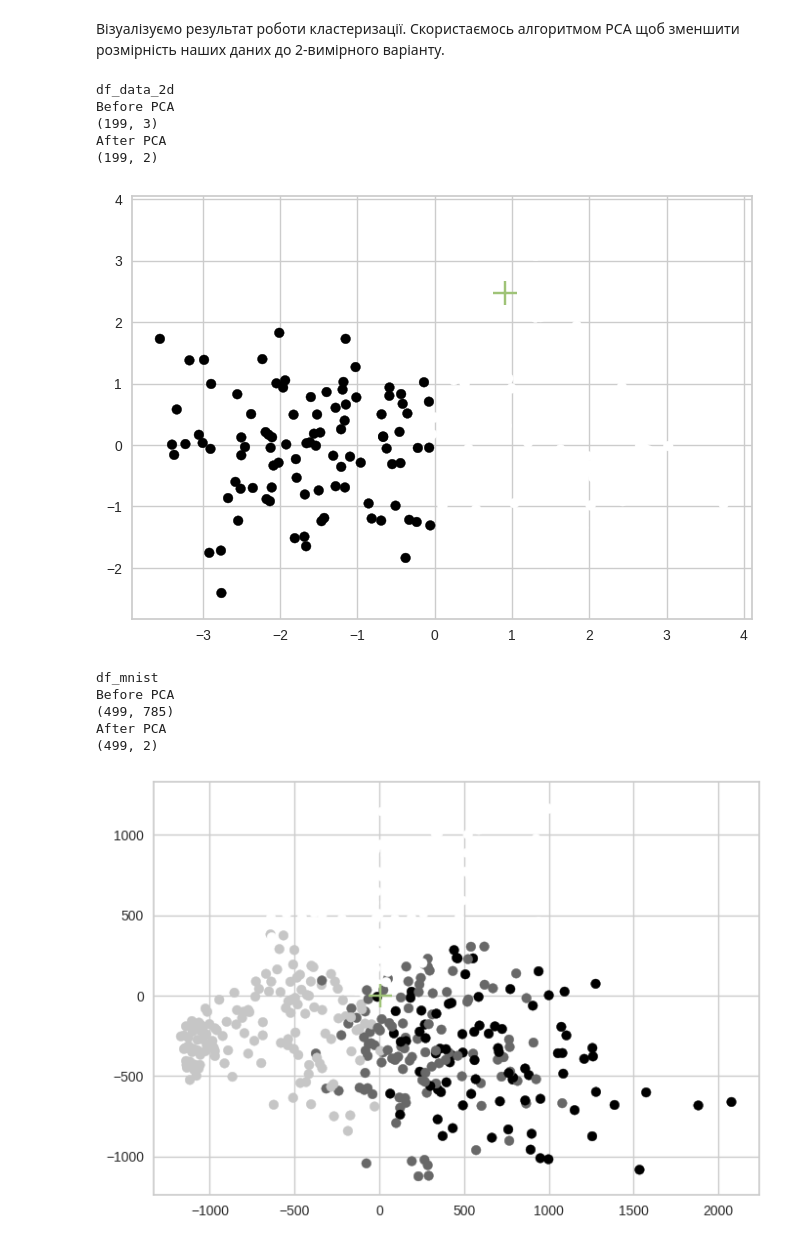
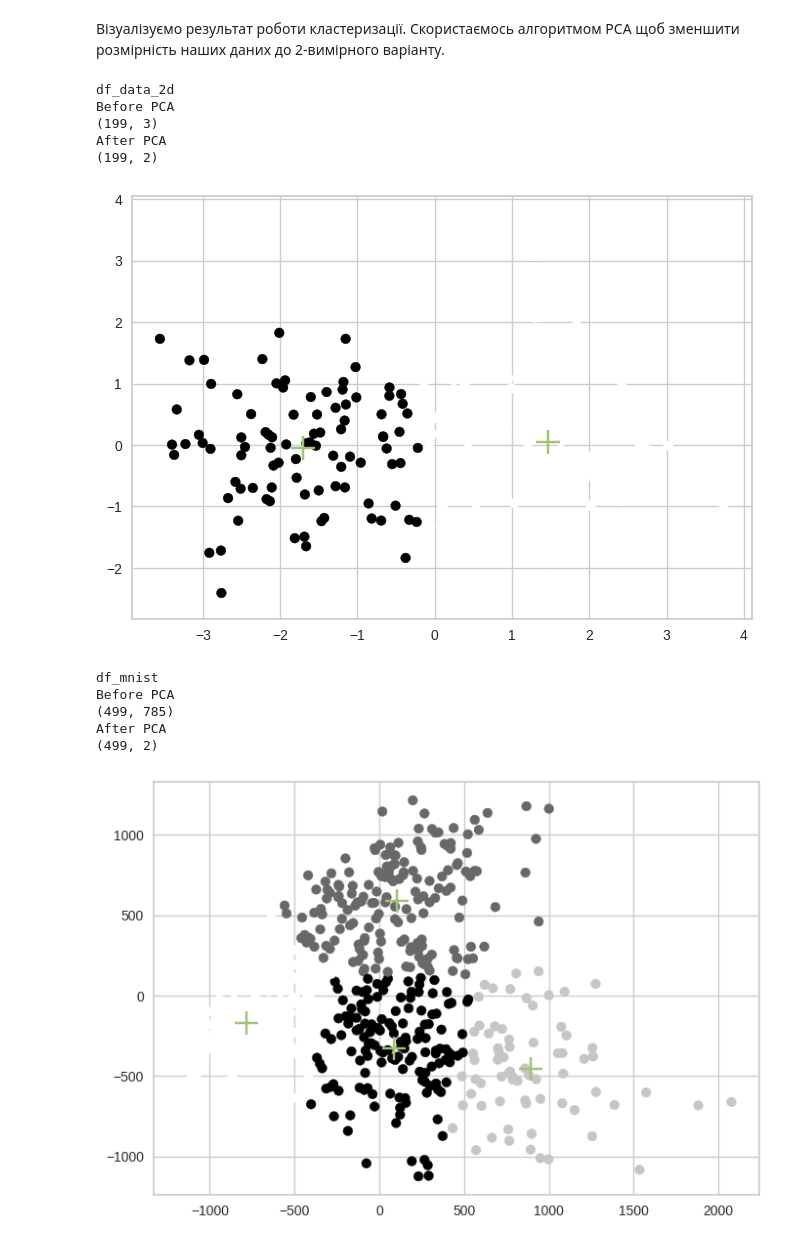
Before and after one commit to Zaicevvv/GoIT-DSandML-Private, a Jupyter notebook: HW9.ipynb, the cells around one changed output. Saved outputs shown, nothing was run; the diff lists cells and outputs as text; code cells hidden in the pictures.

```diff
--- a/HW9.ipynb
+++ b/HW9.ipynb
@@ -59,7 +59,7 @@ centroids = {}
 for dataset, k in zip(datasets, [2, 4]):
   km = KMeans(n_clusters=k).fit(dataset)
   models[dataset.name] = km.predict(dataset)
-  centroids[dataset.name] = km.cluster_centers_
+  centroids[dataset.name] = pd.DataFrame(km.cluster_centers_)
 
 print(models)
 print(centroids)
@@ -86,32 +86,35 @@ print(centroids)
 # %%
 from sklearn.decomposition import PCA
 
 pca = PCA(n_components=2)
 
-for dataset in datasets:
+for dataset, k in zip(datasets, [2, 4]):
   print(dataset.name)
   print('Before PCA')
   print(dataset.shape)
 
   pca.fit(dataset)
   dataset_pca = pd.DataFrame(pca.transform(dataset))
+  km = KMeans(n_clusters=k).fit(dataset_pca)
+  models[dataset.name] = km.predict(dataset_pca)
+  centroids[dataset.name] = pd.DataFrame(km.cluster_centers_)
 
   print('After PCA')
   print(dataset_pca.shape)
 
   plt.scatter(dataset_pca.iloc[:,0], dataset_pca.iloc[:,1], c=models[dataset.name])
-  plt.scatter(centroids[dataset.name][0][0], centroids[dataset.name][0][1], marker="+", c='g', s=300)
+  plt.scatter(centroids[dataset.name].iloc[:,0], centroids[dataset.name].iloc[:,1], marker="+", c='g', s=300)
   plt.show()
 # %% [output]
 df_data_2d
 Before PCA
 (199, 3)
 After PCA
 (199, 2)
-[figure, old version]
+[figure, new version]
 df_mnist
 Before PCA
 (499, 785)
 After PCA
 (499, 2)
-[figure, old version]
+[figure, new version]
```
Also changed, not shown: parts of 1 cell of this notebook.
